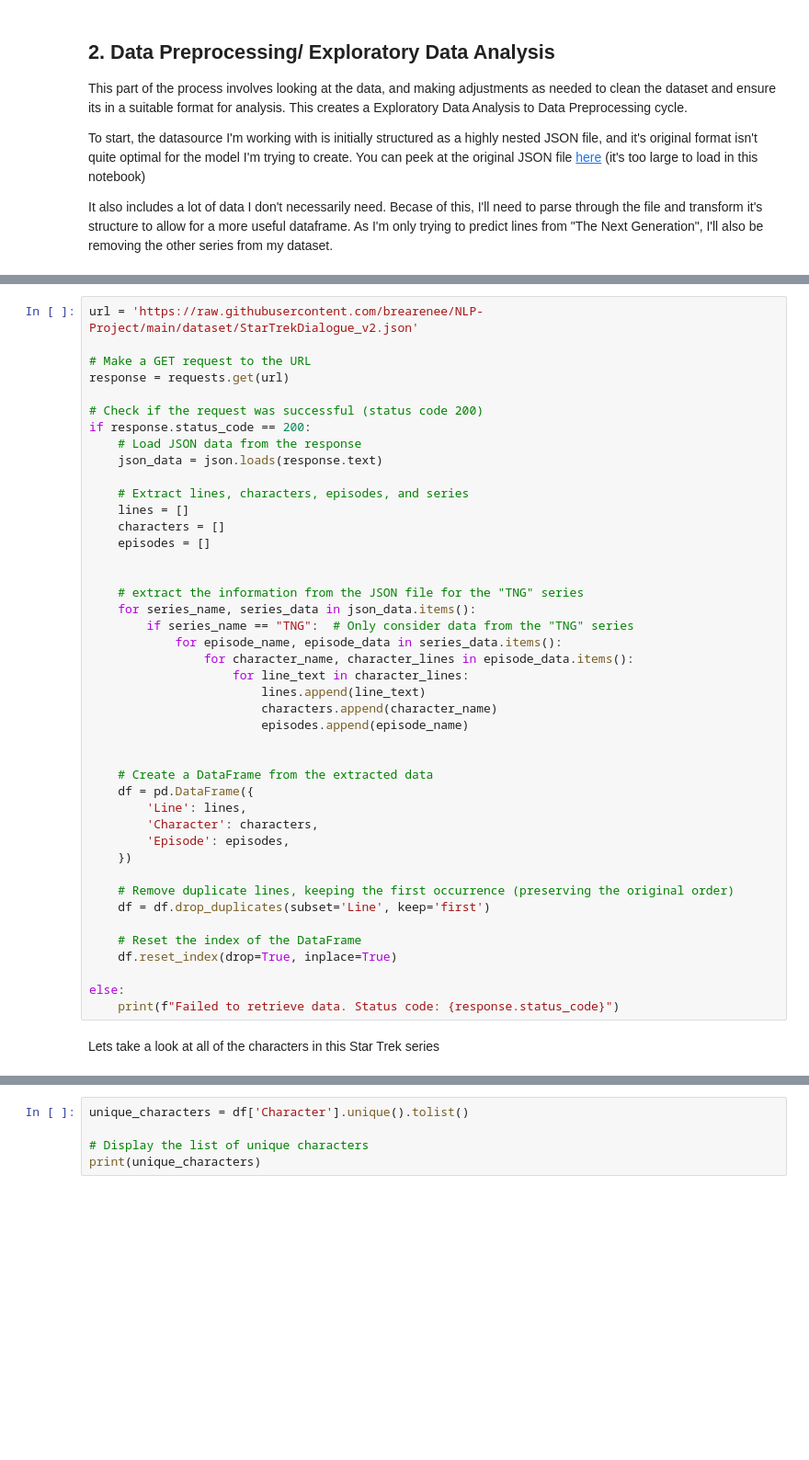
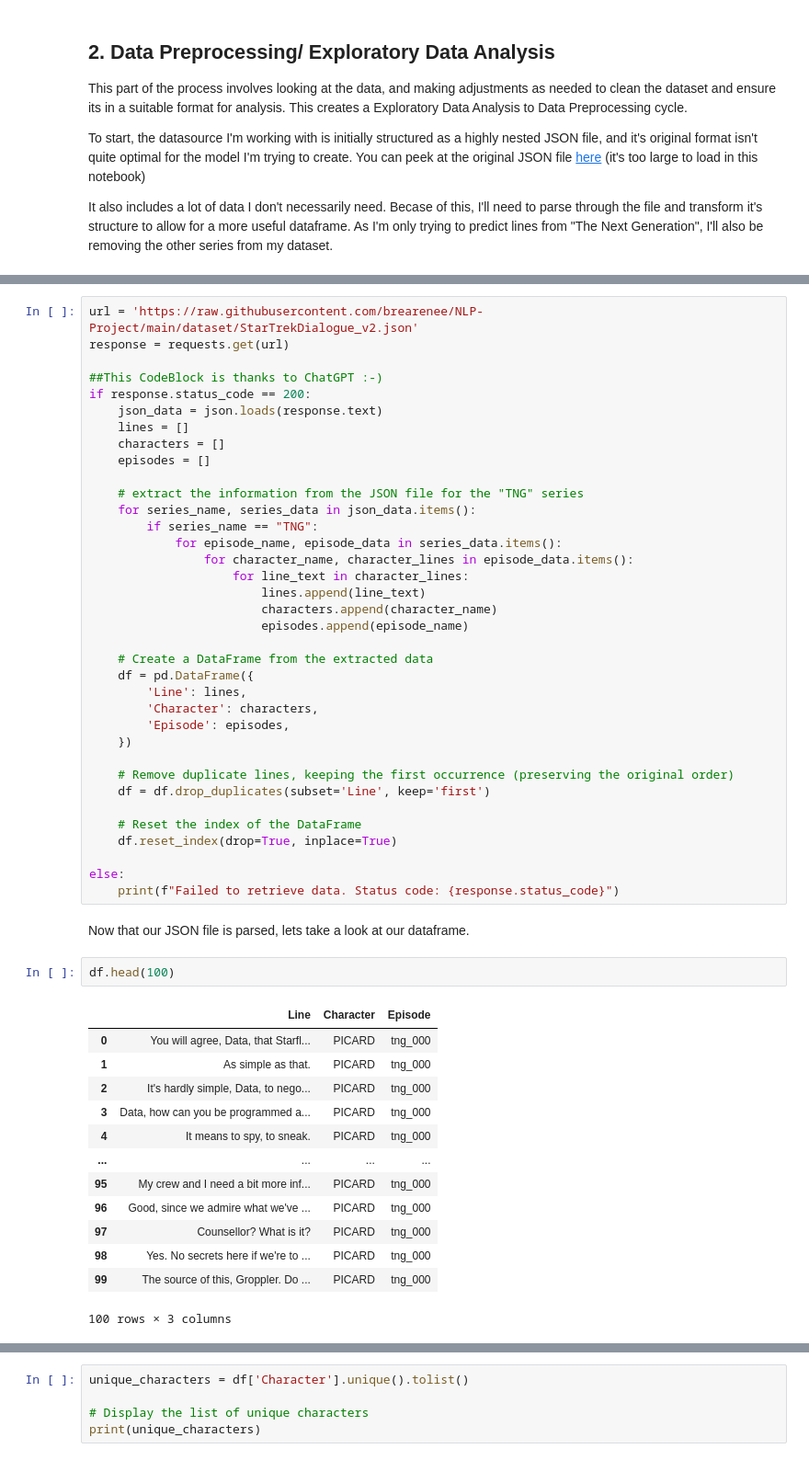
Before and after one commit to brearenee/NLP-Project, a Jupyter notebook: startrek.ipynb, the cells around one changed output, grey strips where cells are left out. Shown at 92% size. Saved outputs shown, nothing was run; the diff lists cells and outputs as text; blank space fills up the shorter version.

```diff
--- a/startrek.ipynb
+++ b/startrek.ipynb
@@ -26,30 +36,23 @@ import requests
 # %%
 url = 'https://raw.githubusercontent.com/brearenee/NLP-Project/main/dataset/StarTrekDialogue_v2.json'
-
-# Make a GET request to the URL
 response = requests.get(url)
 
-# Check if the request was successful (status code 200)
+##This CodeBlock is thanks to ChatGPT :-)
 if response.status_code == 200:
-    # Load JSON data from the response
     json_data = json.loads(response.text)
-
-    # Extract lines, characters, episodes, and series
     lines = []
     characters = []
     episodes = []
 
-
     # extract the information from the JSON file for the "TNG" series
     for series_name, series_data in json_data.items():
-        if series_name == "TNG":  # Only consider data from the "TNG" series
+        if series_name == "TNG":
             for episode_name, episode_data in series_data.items():
                 for character_name, character_lines in episode_data.items():
                     for line_text in character_lines:
                         lines.append(line_text)
                         characters.append(character_name)
                         episodes.append(episode_name)
-
 
     # Create a DataFrame from the extracted data
     df = pd.DataFrame({
@@ -66,5 +69,21 @@ if response.status_code == 200:
 
 else:
     print(f"Failed to retrieve data. Status code: {response.status_code}")
-# %% [markdown]
-Lets take a look at all of the characters in this Star Trek series
+# %% [markdown]
+Now that our JSON file is parsed, lets take a look at our dataframe.
+# %%
+df.head(100)
+# %% [output]
+|  | Line | Character | Episode |
+| 0 | You will agree, Data, that Starfl... | PICARD | tng_000 |
+| 1 | As simple as that. | PICARD | tng_000 |
+| 2 | It's hardly simple, Data, to nego... | PICARD | tng_000 |
+| 3 | Data, how can you be programmed a... | PICARD | tng_000 |
+| 4 | It means to spy, to sneak. | PICARD | tng_000 |
+| ... | ... | ... | ... |
+| 95 | My crew and I need a bit more inf... | PICARD | tng_000 |
+| 96 | Good, since we admire what we've ... | PICARD | tng_000 |
+| 97 | Counsellor? What is it? | PICARD | tng_000 |
+| 98 | Yes. No secrets here if we're to ... | PICARD | tng_000 |
+| 99 | The source of this, Groppler. Do ... | PICARD | tng_000 |
+100 rows × 3 columns
```
Also changed, not shown: parts of 25 cells of this notebook.
